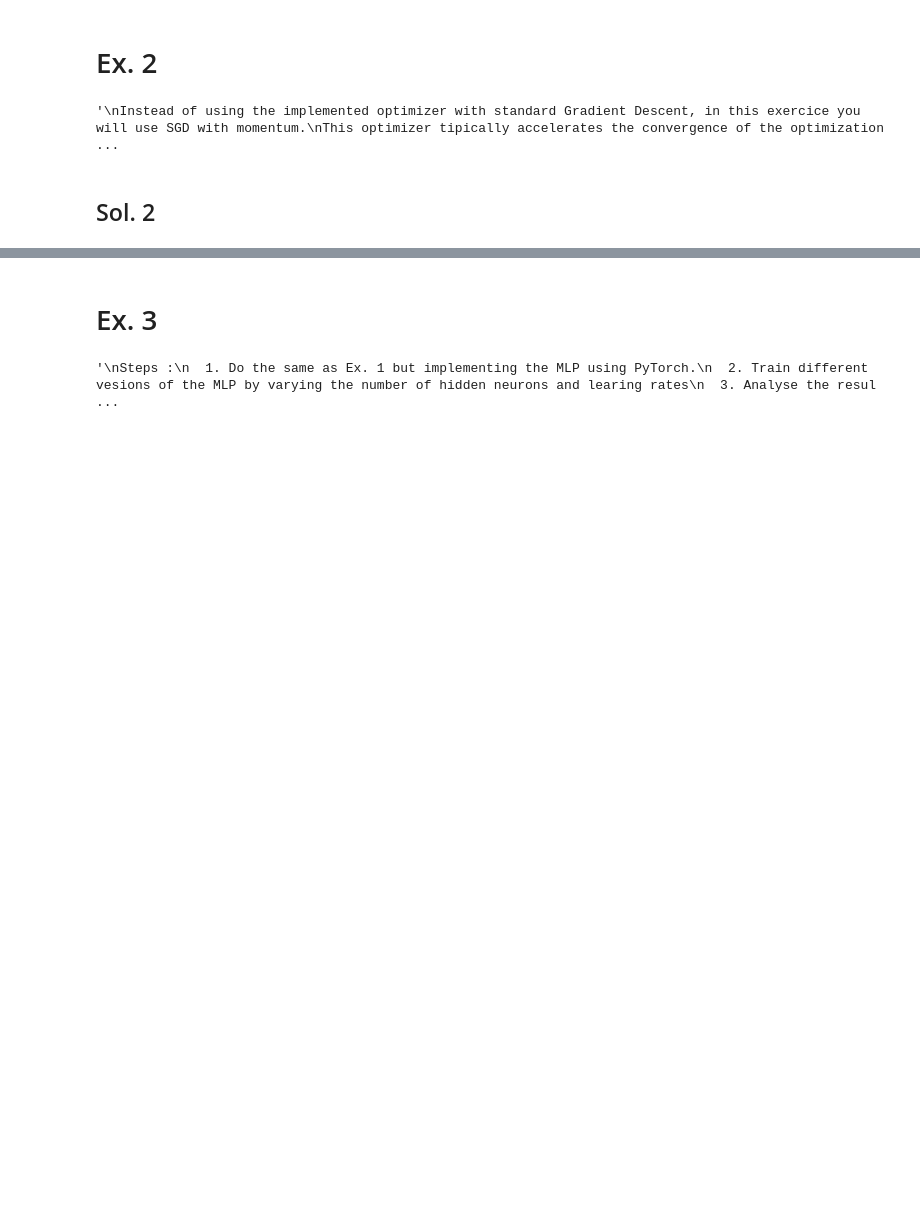
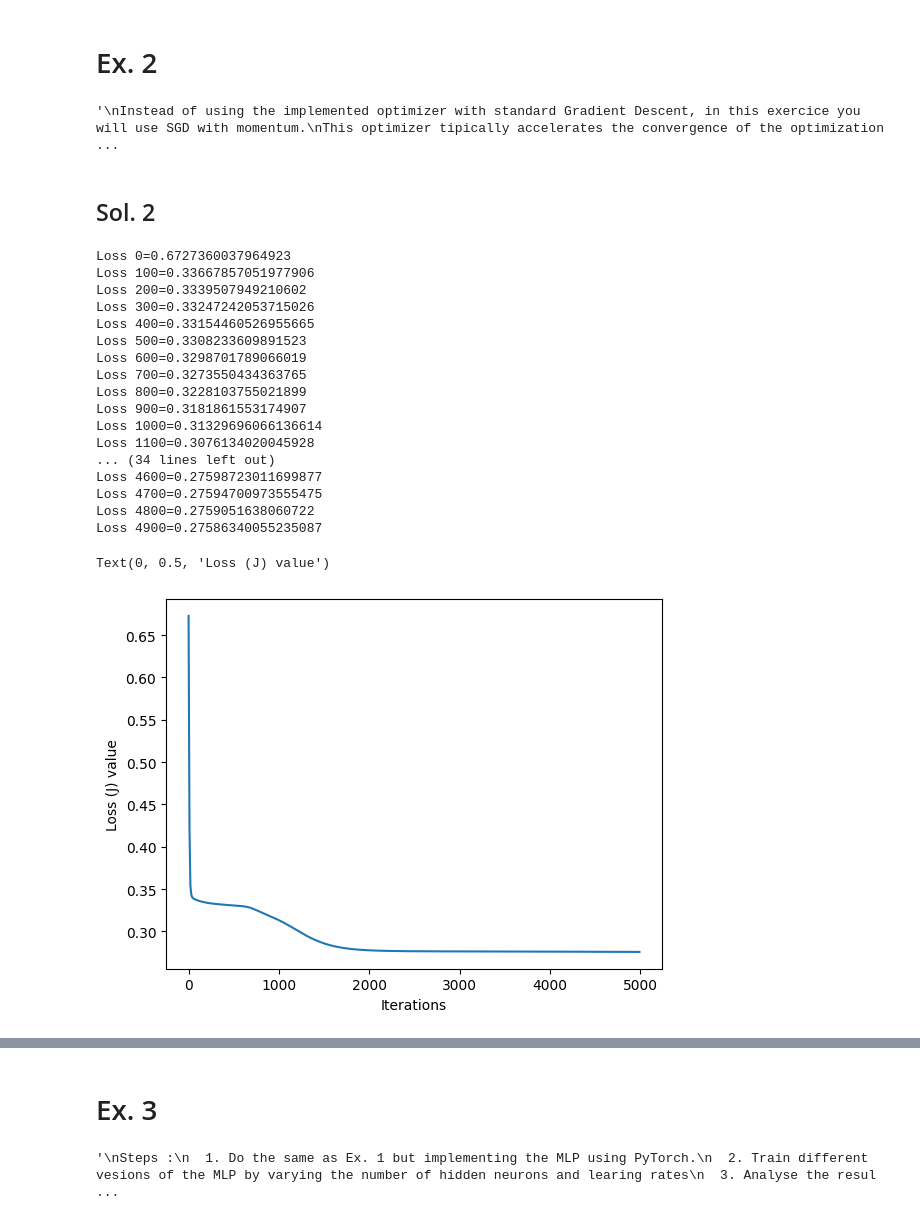
Before and after one commit to LucaFranceschi01/DL-2024, a Jupyter notebook: p1-intro/P1-Questions_Answers.ipynb, the cells around one changed output, grey strips where cells are left out. Saved outputs shown, nothing was run; the diff lists cells and outputs as text; code cells hidden in the pictures; blank space fills up the shorter version.

```diff
--- a/p1-intro/P1-Questions_Answers.ipynb
+++ b/p1-intro/P1-Questions_Answers.ipynb
@@ -234,3 +243,68 @@ Steps :
 '\nInstead of using the implemented optimizer with standard Gradient Descent, in this exercice you will use SGD with momentum.\nThis optimizer tipically accelerates the convergence of the optimization ...
 # %% [markdown]
 ## Sol. 2
+# %%
+class OptimMom(object):
+    def __init__(self,learning_rate = .001, gamma = 0.9):
+        self.lr = learning_rate
+        self.gamma = gamma
+        self.last = 0
+    # receive the parameters of the MLP and the computed gradients and update the latter
+    def step(self,weight_list,gradient):
+        uw = []
+        for w,grd in zip(weight_list,gradient):
+            VdW = (1-self.gamma)*self.last + self.gamma*grd
+            uw.append(w - self.lr * VdW)
+        return uw
+# %%
+# Same training procedure than befor but using the optimizer class
+def train_woptimizer(NN,X, y, epoch = 5000, optim = None):
+    list_loss = []
+
+    for i in range(epoch):
+        #Compute derivative with respect to W and W2 for a given X and y:
+        yHat = NN.forward(X)
+
+        gradW1,gradW2 = NN.backward(X,yHat,y)
+        '''#now update the weight using gradient descent and the optimizer class
+        NN.W1 -= gradW1 * lr
+        NN.W2 -= gradW2 * lr'''
+        NN.W1, NN.W2 = optim.step([NN.W1,NN.W2],[gradW1,gradW2])
+
+        if i%10 == 0 :
+            loss = NN.loss(yHat, y)
+            if i%100 == 0:
+                print('Loss {}={}'.format(i, loss))
+            list_loss.append(loss)
+
+    return list_loss
+# %%
+optim = OptimMom(learning_rate=0.03, gamma=0.9)
+mlpMom = MLP()
+
+list_loss = train_woptimizer(mlpMom, train_df[["X", "Y"]], np.array([train_df.C]).reshape(100, 1), optim=optim)
+
+# arange used for better visualization of iterations
+plt.plot(10 * np.arange(len(list_loss)), list_loss)
+plt.xlabel('Iterations')
+plt.ylabel('Loss (J) value')
+# %% [output]
+Loss 0=0.6727360037964923
+Loss 100=0.33667857051977906
+Loss 200=0.3339507949210602
+Loss 300=0.33247242053715026
+Loss 400=0.33154460526955665
+Loss 500=0.3308233609891523
+Loss 600=0.3298701789066019
+Loss 700=0.3273550434363765
+Loss 800=0.3228103755021899
+Loss 900=0.3181861553174907
+Loss 1000=0.31329696066136614
+Loss 1100=0.3076134020045928
+... (34 lines left out)
+Loss 4600=0.27598723011699877
+Loss 4700=0.27594700973555475
+Loss 4800=0.2759051638060722
+Loss 4900=0.27586340055235087
+Text(0, 0.5, 'Loss (J) value')
+[figure, added]
```
Also changed, not shown: parts of 6 cells of this notebook.
